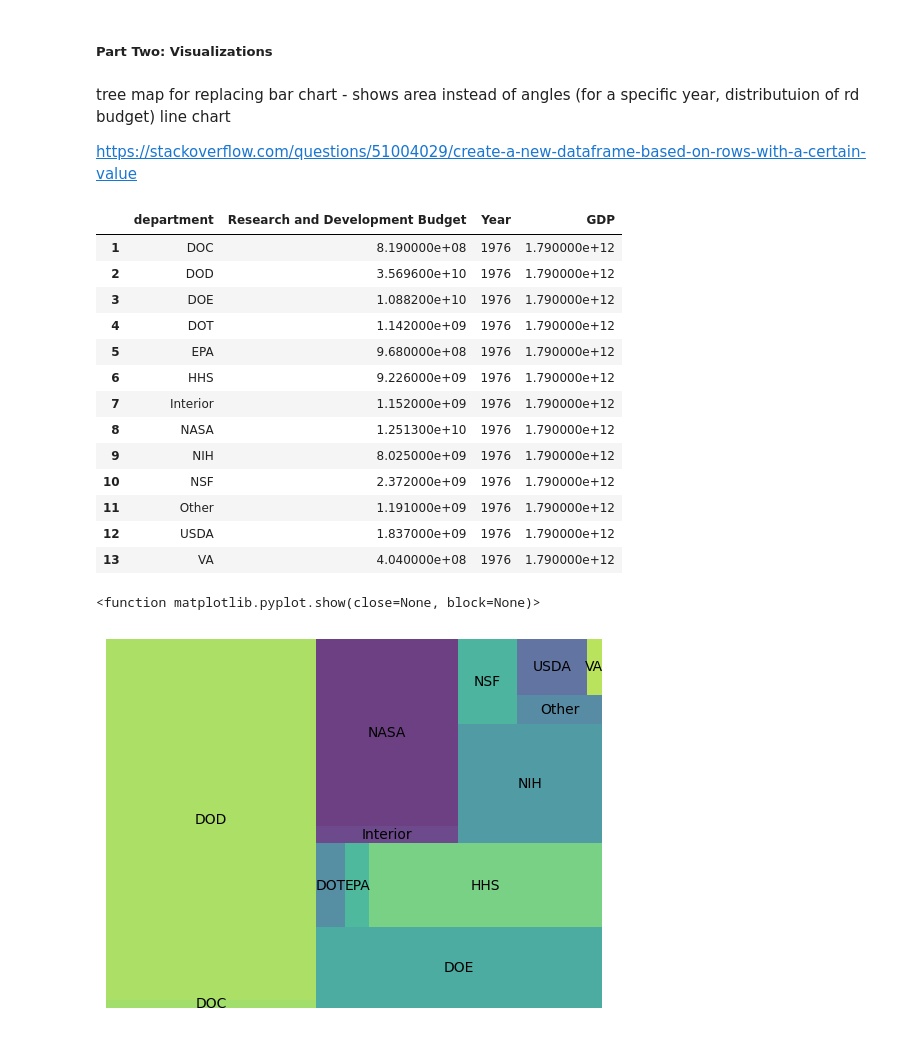
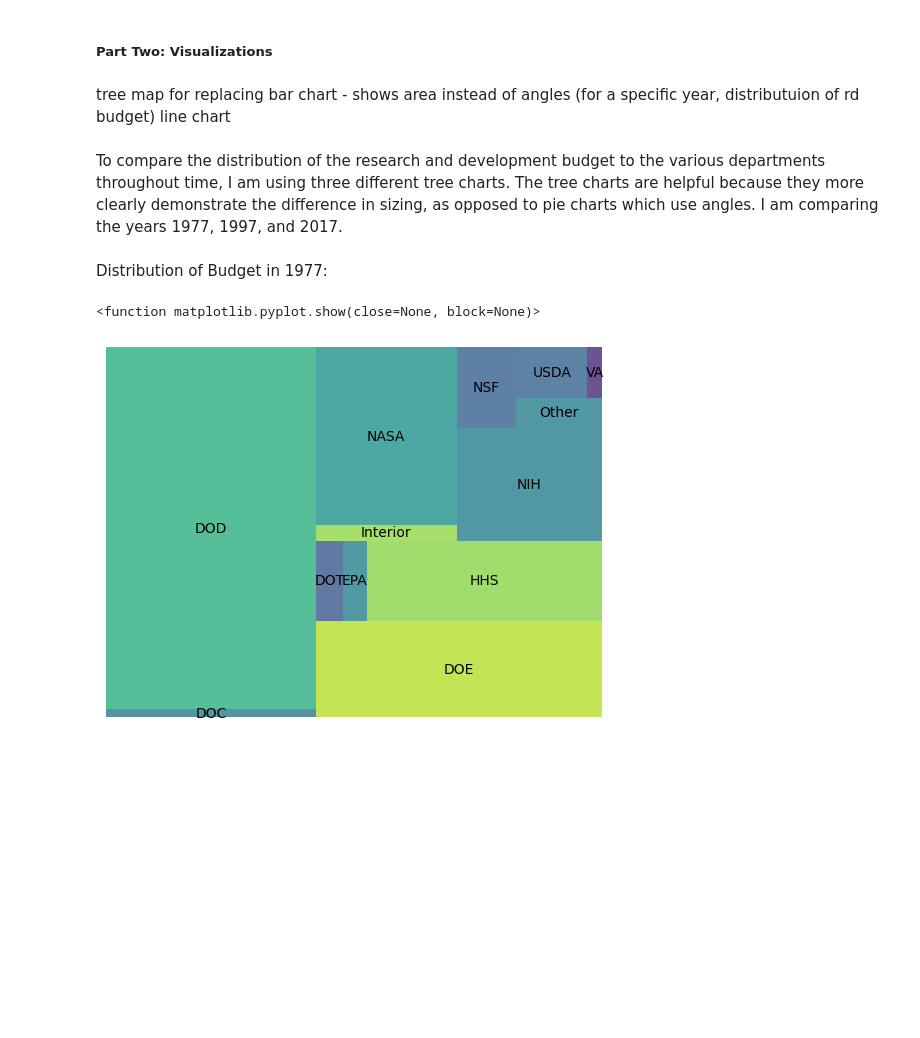
Before and after one commit to julia-dunn/DUNN-Python-Portfolio, a Jupyter notebook: TidyData-Project/main.ipynb, the cells around one changed output. Cells and saved outputs as stored; diff of their text form; code cells hidden in the pictures; blank space fills up the shorter version.

Commit message:
visualizations - pushing origin to check formatting on github

```diff
--- a/TidyData-Project/main.ipynb
+++ b/TidyData-Project/main.ipynb
@@ -119,30 +118,20 @@ pivot_table_gdp_rdbudget
 # %% [markdown]
 tree map for replacing bar chart - shows area instead of angles (for a specific year, distributuion of rd budget)
 line chart
-
-https://stackoverflow.com/questions/51004029/create-a-new-dataframe-based-on-rows-with-a-certain-value
-# %%
-df_fedrd_1976 = df_fedrd_melted_tidy[df_fedrd_melted_tidy['Year']==1976]
-df_fedrd_1976
-# %% [output]
-|  | department | Research and Development Budget | Year | GDP |
-| 1 | DOC | 8.190000e+08 | 1976 | 1.790000e+12 |
-| 2 | DOD | 3.569600e+10 | 1976 | 1.790000e+12 |
-| 3 | DOE | 1.088200e+10 | 1976 | 1.790000e+12 |
-| 4 | DOT | 1.142000e+09 | 1976 | 1.790000e+12 |
-| 5 | EPA | 9.680000e+08 | 1976 | 1.790000e+12 |
-| 6 | HHS | 9.226000e+09 | 1976 | 1.790000e+12 |
-| 7 | Interior | 1.152000e+09 | 1976 | 1.790000e+12 |
-| 8 | NASA | 1.251300e+10 | 1976 | 1.790000e+12 |
-| 9 | NIH | 8.025000e+09 | 1976 | 1.790000e+12 |
-| 10 | NSF | 2.372000e+09 | 1976 | 1.790000e+12 |
-| 11 | Other | 1.191000e+09 | 1976 | 1.790000e+12 |
-| 12 | USDA | 1.837000e+09 | 1976 | 1.790000e+12 |
-| 13 | VA | 4.040000e+08 | 1976 | 1.790000e+12 |
+# %% [markdown]
+To compare the distribution of the research and development budget to the various departments throughout time, I am using three different tree charts. The tree charts are helpful because they more clearly demonstrate the difference in sizing, as opposed to pie charts which use angles. I am comparing the years 1977, 1997, and 2017.
+# %%
+df_fedrd_1977 = df_fedrd_melted_tidy[df_fedrd_melted_tidy['Year']==1977]
+df_fedrd_1997 = df_fedrd_melted_tidy[df_fedrd_melted_tidy['Year']==1997]
+df_fedrd_2017 = df_fedrd_melted_tidy[df_fedrd_melted_tidy['Year']==2017]
+# %% [markdown]
+Distribution of Budget in 1977:
 # %%
-squarify.plot(sizes=df_fedrd_1976['Research and Development Budget'], label=df_fedrd_1976['department'], alpha=0.8)
+squarify.plot(sizes=df_fedrd_1977['Research and Development Budget'],
+              label=df_fedrd_1977['department'],
+              alpha=0.8)
 plt.axis('off')
 plt.show
 # %% [output]
 <function matplotlib.pyplot.show(close=None, block=None)>
-[figure, old version]
+[figure, new version]
```
Also changed, not shown: parts of 9 cells of this notebook.
